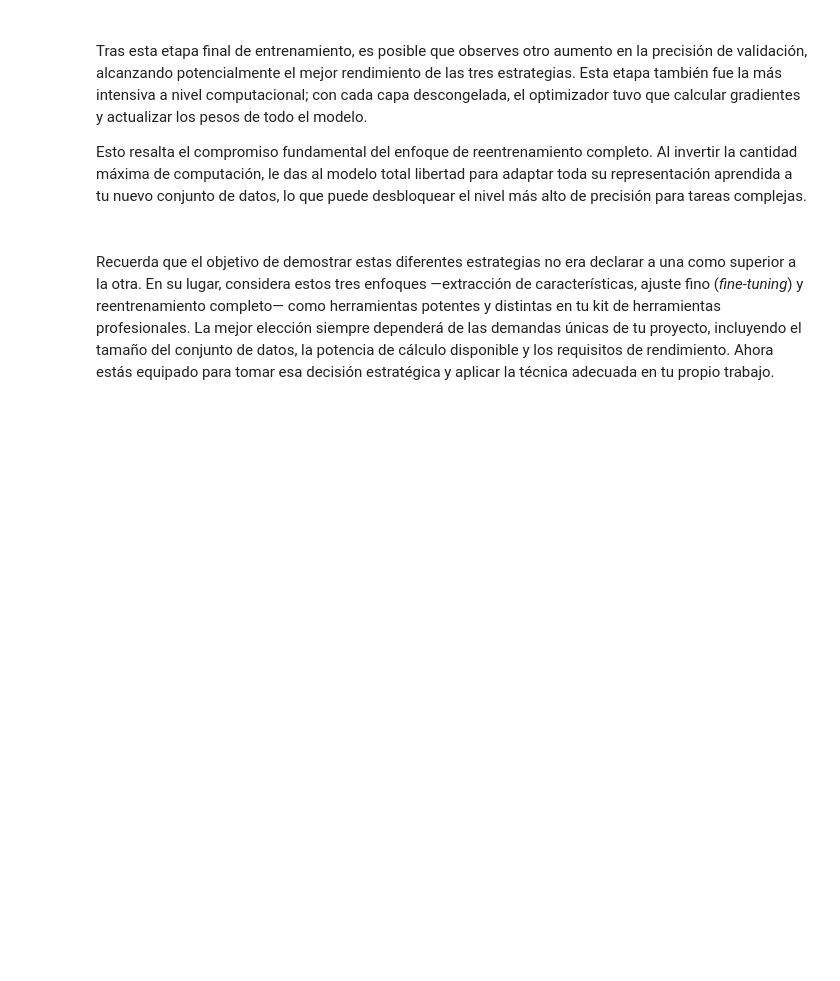
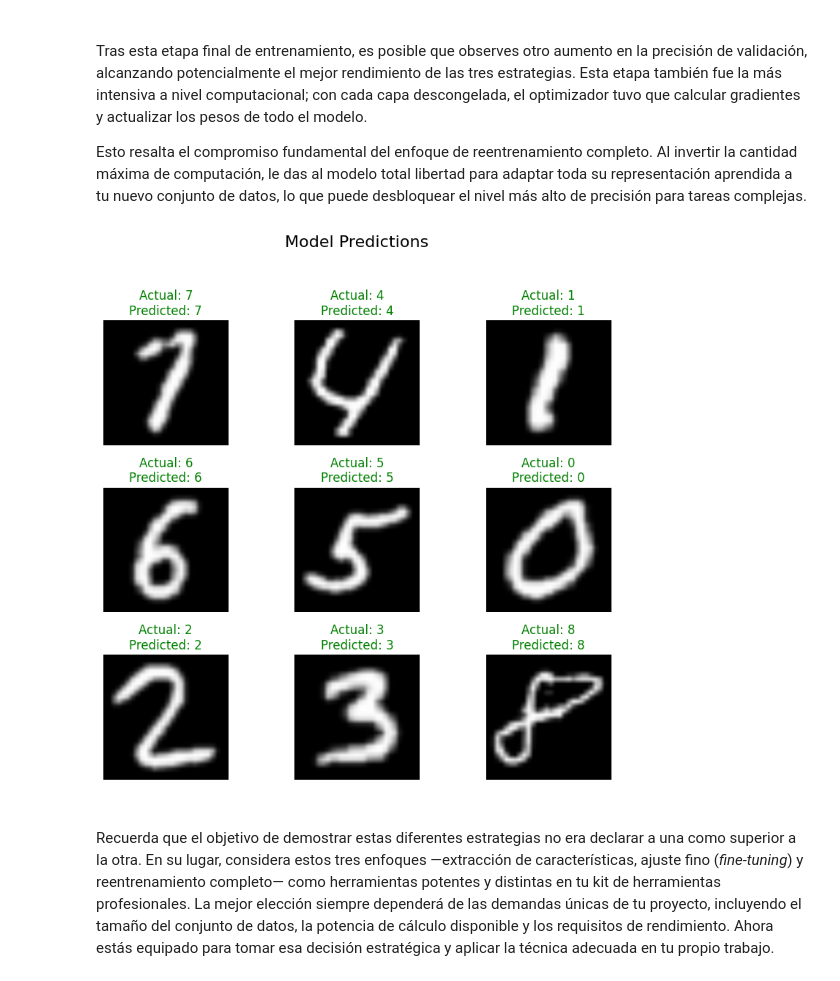
Before and after one commit to kerasPro/Pytorch-for-Deep-Learning, a Jupyter notebook: pytorch-techniques and ecosystem tools/Módulo-2-Imagenes_con_TorchVision/Lab-4-Transfer_Learning/C2_M2_Lab_4_transfer_learning.ipynb, the cells around one changed output. Saved outputs shown, nothing was run; the diff lists cells and outputs as text; code cells hidden in the pictures; blank space fills up the shorter version.

```diff
--- a/pytorch-techniques and ecosystem tools/Módulo-2-Imagenes_con_TorchVision/Lab-4-Transfer_Learning/C2_M2_Lab_4_transfer_learning.ipynb
+++ b/pytorch-techniques and ecosystem tools/Módulo-2-Imagenes_con_TorchVision/Lab-4-Transfer_Learning/C2_M2_Lab_4_transfer_learning.ipynb
@@ -521,8 +617,10 @@ Esto resalta el compromiso fundamental del enfoque de reentrenamiento completo.
 # %%
 # ### Descomenta y ejecuta la línea de abajo si deseas visualizar las predicciones
 
 # # Visualize the model's predictions on the validation images
-# helper_utils.show_predictions(final_model, val_loader, device, emnist_class_names)
+helper_utils.show_predictions(final_model, val_loader, device, emnist_class_names)
+# %% [output]
+[figure, added]
 # %% [markdown]
 <br>
 
```
Also changed, not shown: parts of 19 cells of this notebook, 1 other file.
